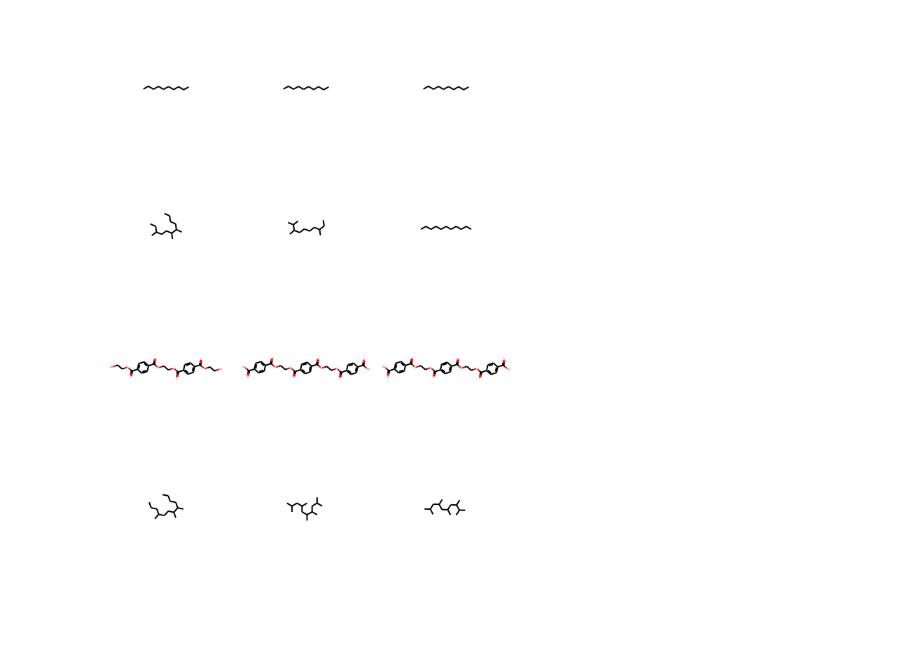
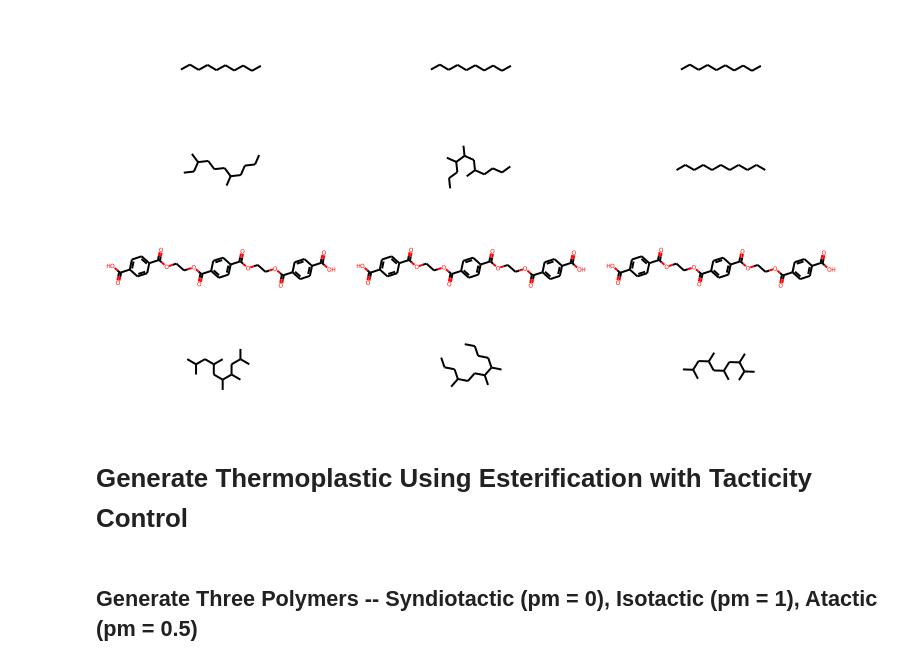
Before and after one commit to NREL/m2p, a Jupyter notebook: examples/Example for Creating Thermoplastic Structures.ipynb, the cells around one changed output. Cells and saved outputs as stored; diff of their text form; code cells hidden in the pictures; blank space fills up the shorter version.

```diff
--- a/examples/Example for Creating Thermoplastic Structures.ipynb
+++ b/examples/Example for Creating Thermoplastic Structures.ipynb
@@ -34,5 +36,9 @@ data.head(12)
 # %%
 # draw
-Chem.Draw.MolsToGridImage([Chem.MolFromSmiles(s) for s in data.sort_index().polymer],molsPerRow=3)
+Chem.Draw.MolsToGridImage([Chem.MolFromSmiles(s) for s in data.sort_index().polymer],molsPerRow=3, subImgSize=(250, 100))
 # %% [output]
-[figure, old version]
+[figure, new version]
+# %% [markdown]
+# Generate Thermoplastic Using Esterification with Tacticity Control
+# %% [markdown]
+## Generate Three Polymers -- Syndiotactic (pm = 0), Isotactic (pm = 1), Atactic (pm = 0.5)
```
Also changed, not shown: parts of 9 cells of this notebook, 1 other file.
